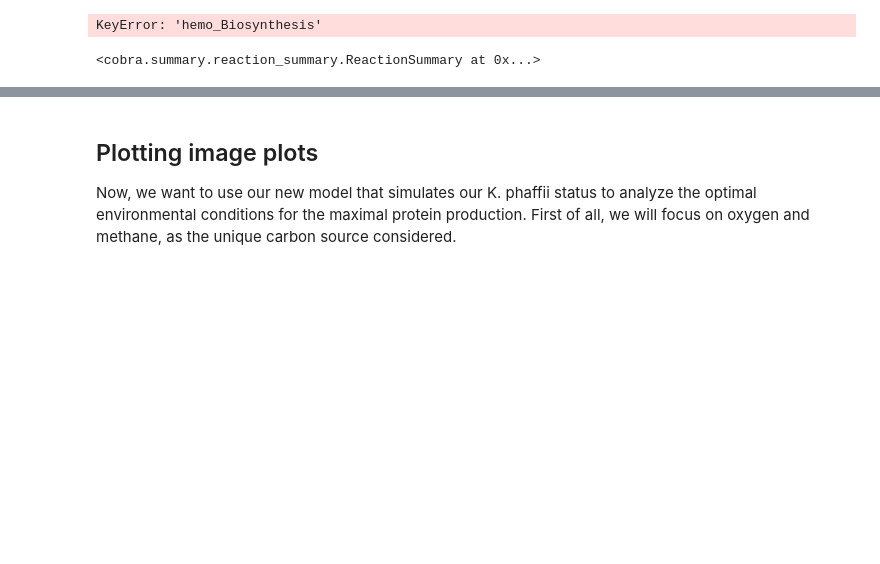
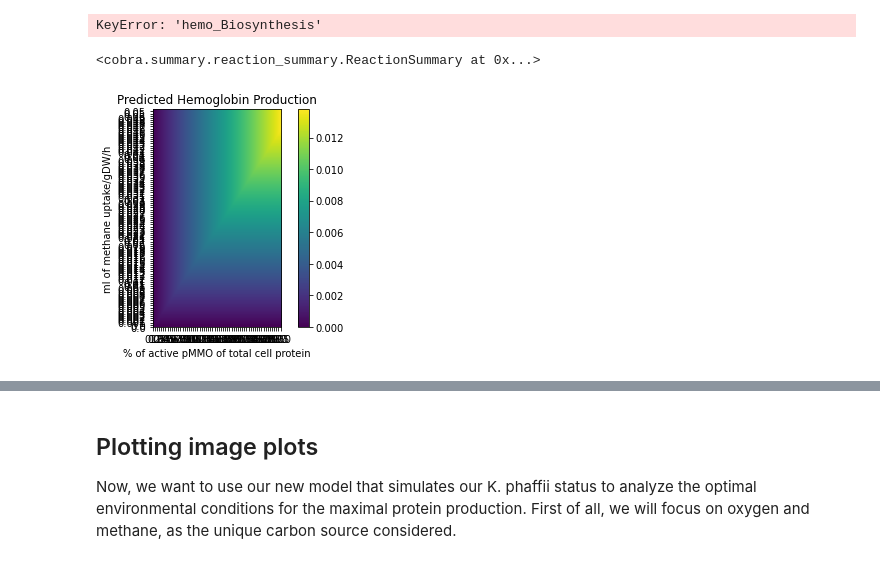
Before and after one commit to Schwebus/DTU_Biobuilders_2021, a Jupyter notebook: GSM_model/GSM_model_glyco.ipynb, the cells around one changed output, grey strips where cells are left out. Drawn from its saved outputs; the diff is of its cells as text; code cells hidden in the pictures; blank space fills up the shorter version.

Commit message:
plots for min/max methane consumption, updated GAP/AOX model

```diff
--- a/GSM_model/GSM_model_glyco.ipynb
+++ b/GSM_model/GSM_model_glyco.ipynb
@@ -862,0 +900,59 @@ KeyError: 'hemo_Biosynthesis'
+# %%
+def methane_ml_to_mmol_at_37(ml):
+    return(ml*0.623/0.01604)
+
+def make_plot(model, precision, max_pMMO_percent):
+
+
+
+    # vector for pMMO percentage
+    pMMO_percentages = list(np.arange(0,max_pMMO_percent+precision,precision))
+
+    # from best case scenario we can say that 0.033ml is max methane uptake /gDW/h
+    methane_concentrations = list(np.arange(0,0.05+0.001,0.0001))
+
+    # results matrix
+    plot = np.zeros([len(methane_concentrations),len(pMMO_percentages)])
+
+    xticks = []
+    yticks = set()
+
+    for index1,pMMO in enumerate(pMMO_percentages):
+        xticks.append(index1)
+        for index2,methane in enumerate(methane_concentrations):
+            yticks.add(index2)
+            # calculate potential methane consumption
+            # 1. convert g of pMMO to molecules to mmol
+            # weight of pMMO = 4.981620599999999e-19, 0.5 as 50% protein in cell, 6E+23 avogadro's number,
+            # 1000 because of mmol <-> mol, 3600 s <-> h
+            mmol = ((pMMO/100)*0.5) / 4.981620599999999E-19 / 6.0221409E+23 * 1000 * 3600
+
+            # might also be useful:
+            # convert moles of turned over methane to ml
+            # 0.01604 is mmol/g for CH4; first conversion to grams
+            # grams_max_methane_uptake = (0.01604*mmol)
+            # then ml with methane density of 0.623 g/ml at 37 C if one wants to know how much ml should be given/gDW/h
+            # ml = grams_max_methane_uptake/0.623
+
+            # set uptake and optimise
+            pheast.reactions.r_uptake_methane.bounds = 0,methane_ml_to_mmol_at_37(methane)
+            pheast.reactions.r_methane_oxidation.bounds = 0,mmol
+            plot[index2,index1] = pheast.optimize().objective_value
+
+    yticks = list(yticks)
+    imgplot = plt.imshow(plot,extent=[0,len(pMMO_percentages),len(methane_concentrations),0])
+    plt.colorbar()
+    plt.title("Predicted Hemoglobin Production")
+    plt.xlabel("% of active pMMO of total cell protein")
+    plt.ylabel("ml of methane uptake/gDW/h")
+    plt.gca().invert_yaxis()
+    label_meth = methane_concentrations
+    label_pMMO = pMMO_percentages
+    plt.xticks([round(xticks[i],3) for i in range(0,len(xticks),50)], [round(label_pMMO[i],3) for i in range(0,len(label_pMMO),50)])
+    plt.yticks([round(yticks[i],3) for i in range(0,len(yticks),50)], [round(label_meth[i],3) for i in range(0,len(label_meth),50)])
+
+
+
+make_plot(pheast,0.1,30)
+# %% [output]
+[figure, added]
```
Also changed, not shown: parts of 12 cells of this notebook, 2 other files.
